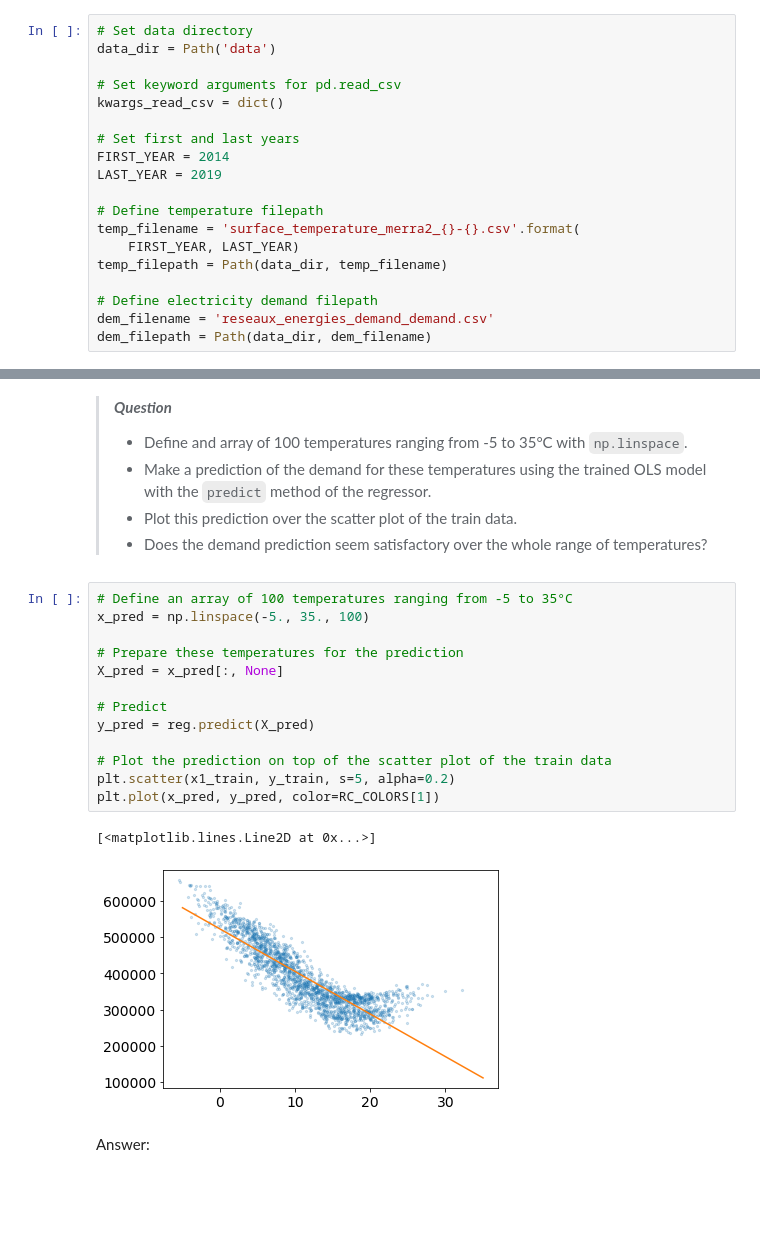
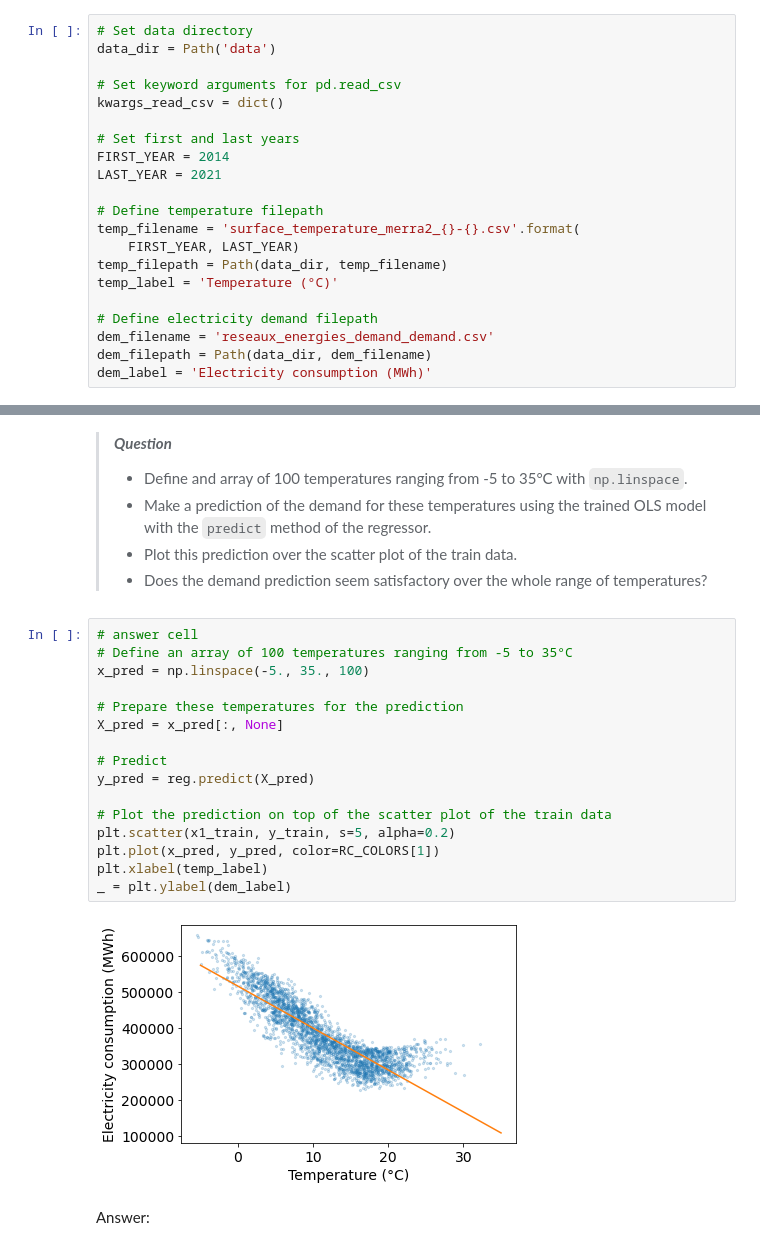
Before and after one commit to Pchambet/ml4climate, a Jupyter notebook: book/notebooks/02_tutorial_supervised_learning_problem_ols.ipynb, the cells around one changed output, grey strips where cells are left out. Cells and saved outputs as stored; diff of their text form; blank space fills up the shorter version.

```diff
--- a/book/notebooks/02_tutorial_supervised_learning_problem_ols.ipynb
+++ b/book/notebooks/02_tutorial_supervised_learning_problem_ols.ipynb
@@ -58,16 +58,18 @@ kwargs_read_csv = dict()
 
 # Set first and last years
 FIRST_YEAR = 2014
-LAST_YEAR = 2019
+LAST_YEAR = 2021
 
 # Define temperature filepath
 temp_filename = 'surface_temperature_merra2_{}-{}.csv'.format(
     FIRST_YEAR, LAST_YEAR)
 temp_filepath = Path(data_dir, temp_filename)
+temp_label = 'Temperature (°C)'
 
 # Define electricity demand filepath
 dem_filename = 'reseaux_energies_demand_demand.csv'
 dem_filepath = Path(data_dir, dem_filename)
+dem_label = 'Electricity consumption (MWh)'
 # %% [markdown]
 ### Reading and plotting the raw temperature data
 # %% [markdown]
@@ -362,21 +391,23 @@ Answer:
 > - Plot this prediction over the scatter plot of the train data.
 > - Does the demand prediction seem satisfactory over the whole range of temperatures?
 # %%
+# answer cell
 # Define an array of 100 temperatures ranging from -5 to 35°C
 x_pred = np.linspace(-5., 35., 100)
 
 # Prepare these temperatures for the prediction
 X_pred = x_pred[:, None]
 
 # Predict
 y_pred = reg.predict(X_pred)
 
 # Plot the prediction on top of the scatter plot of the train data
 plt.scatter(x1_train, y_train, s=5, alpha=0.2)
 plt.plot(x_pred, y_pred, color=RC_COLORS[1])
+plt.xlabel(temp_label)
+_ = plt.ylabel(dem_label)
 # %% [output]
-[<matplotlib.lines.Line2D at 0x...>]
-[figure, old version]
+[figure, new version]
 # %% [markdown]
 Answer:
 # %% [markdown]
```
Also changed, not shown: parts of 12 cells of this notebook, 6 other files.
